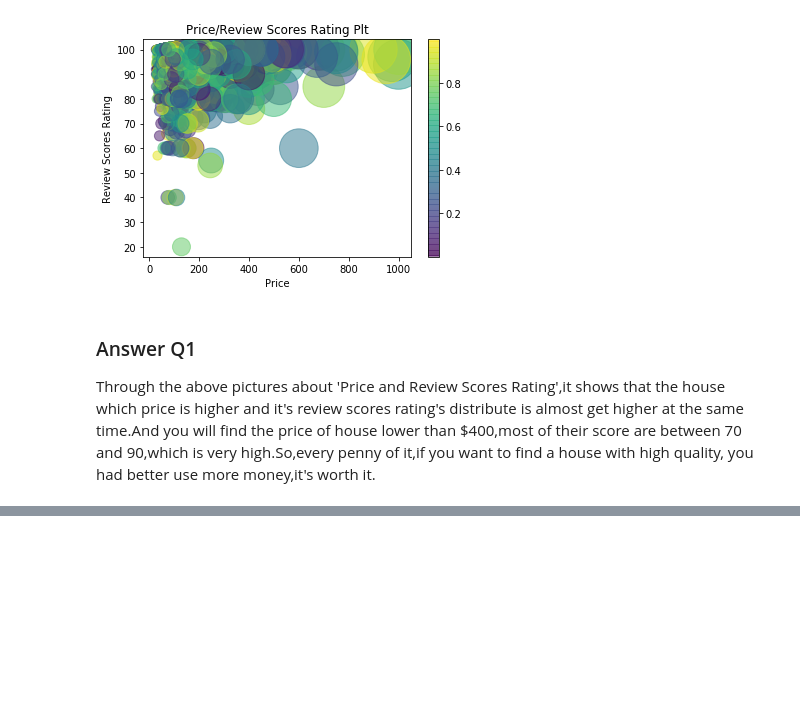
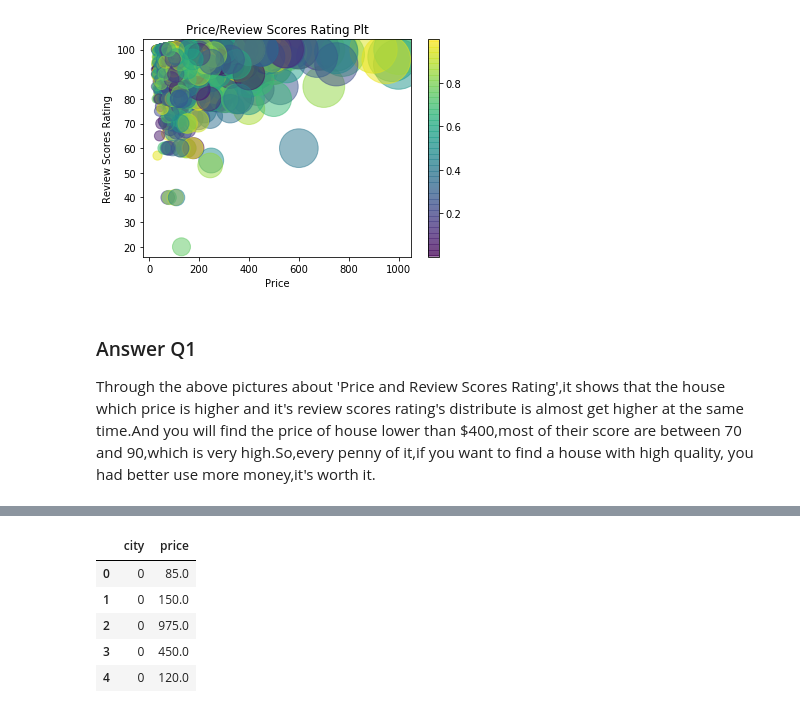
Before and after one commit to Rheasilvia/airbnb, a Jupyter notebook: airbnb.ipynb, the cells around one changed output, grey strips where cells are left out. Drawn from its saved outputs; the diff is of its cells as text; code cells hidden in the pictures; blank space fills up the shorter version.

```diff
--- a/airbnb.ipynb
+++ b/airbnb.ipynb
@@ -540,0 +664,11 @@ Through the above pictures about 'Price and Review Scores Rating',it shows that
+# %%
+df_data = pd.concat([df_seattle,df_boston],ignore_index=True)
+df_data.replace(city_dict,inplace=True)
+df_data.head()
+# %% [output]
+|  | city | price |
+| 0 | 0 | 85.0 |
+| 1 | 0 | 150.0 |
+| 2 | 0 | 975.0 |
+| 3 | 0 | 450.0 |
+| 4 | 0 | 120.0 |
```
Also changed, not shown: parts of 10 cells of this notebook.
